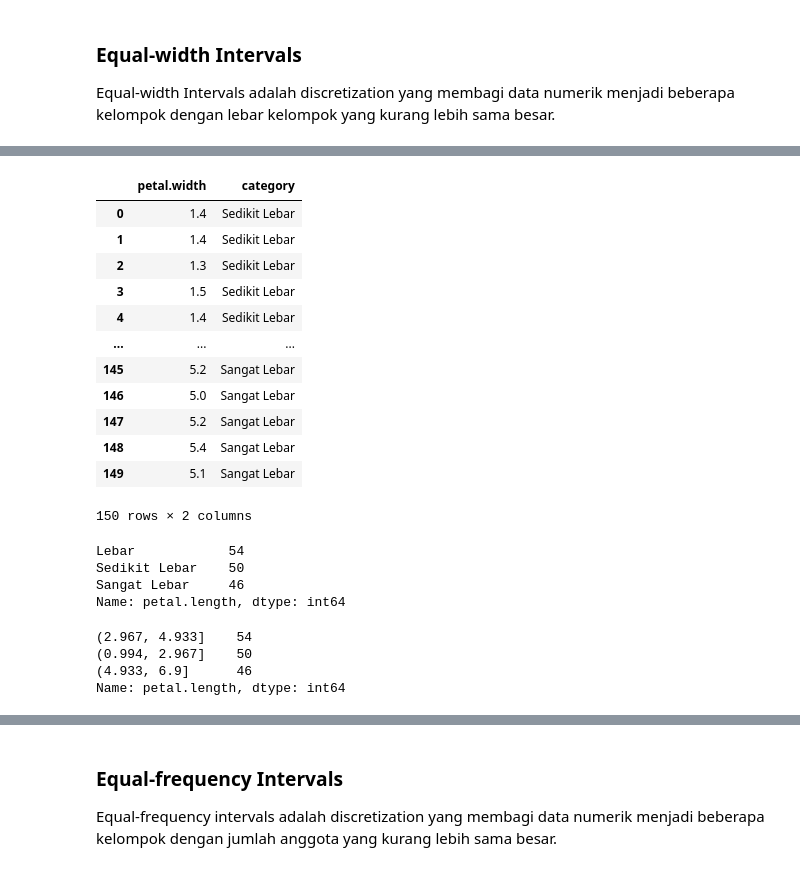
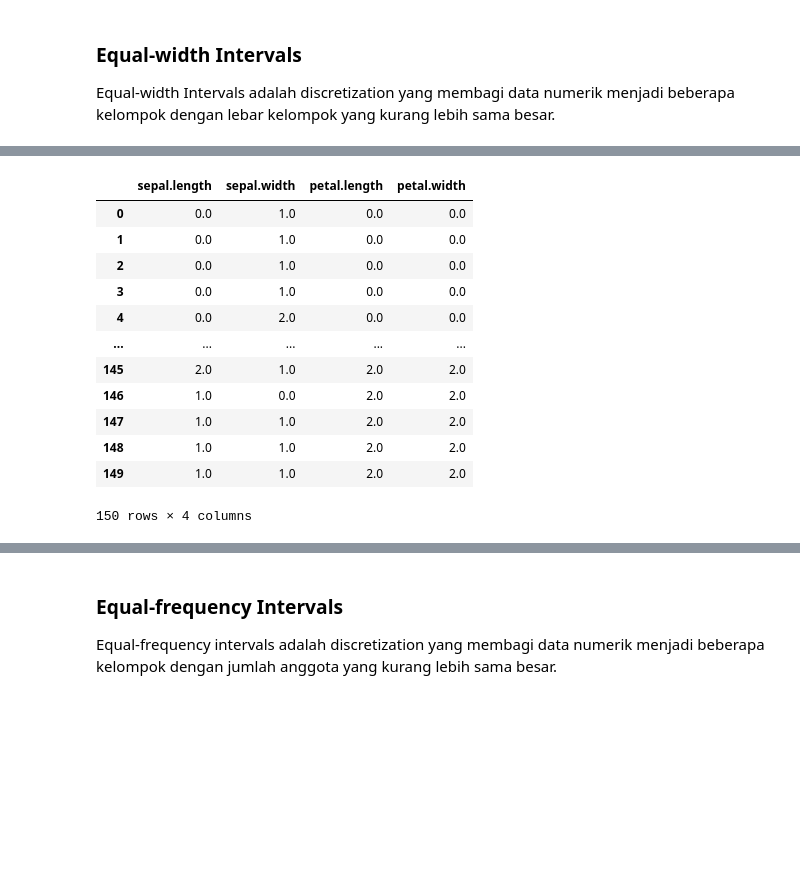
Before and after one commit to ThreeYas/datamining, a Jupyter notebook: _sources/tugas2.ipynb, the cells around one changed output, grey strips where cells are left out. Cells and saved outputs as stored; diff of their text form; code cells hidden in the pictures; blank space fills up the shorter version.

```diff
--- a/_sources/tugas2.ipynb
+++ b/_sources/tugas2.ipynb
@@ -293,33 +125,20 @@ df_panjangpetal_ew=pd.DataFrame(pd.concat((panjang_petal, data_panjangpetal_ew),
-# %%
-df_panjangpetal_ew.columns = ["petal.width", "category"]
-df_panjangpetal_ew
-# %% [output]
-|  | petal.width | category |
-| 0 | 1.4 | Sedikit Lebar |
-| 1 | 1.4 | Sedikit Lebar |
-| 2 | 1.3 | Sedikit Lebar |
-| 3 | 1.5 | Sedikit Lebar |
-| 4 | 1.4 | Sedikit Lebar |
-| ... | ... | ... |
-| 145 | 5.2 | Sangat Lebar |
-| 146 | 5.0 | Sangat Lebar |
-| 147 | 5.2 | Sangat Lebar |
-| 148 | 5.4 | Sangat Lebar |
-| 149 | 5.1 | Sangat Lebar |
-150 rows × 2 columns
-# %%
-#jumlah data petal.length berdasarkan kategori
-jumlahdata_kategori_panjangpetal_ew
-# %% [output]
-Lebar            54
-Sedikit Lebar    50
-Sangat Lebar     46
-Name: petal.length, dtype: int64
-# %%
-#jumlah data petal.length berdasarkan interval
-jumlahdata_interval_panjangpetal_ew
-# %% [output]
-(2.967, 4.933]    54
-(0.994, 2.967]    50
-(4.933, 6.9]      46
-Name: petal.length, dtype: int64
+# %%
+# sesuaikan nilai hasil diskritisasi berdasarkan kelas
+Xt_ew = est_ew.fit_transform(data_iris)
+# membuat dataframe dengan data hasil diskritisasi
+df_ew= pd.DataFrame(Xt_ew, columns=["sepal.length",	"sepal.width",	"petal.length",	"petal.width"])
+df_ew
+# %% [output]
+|  | sepal.length | sepal.width | petal.length | petal.width |
+| 0 | 0.0 | 1.0 | 0.0 | 0.0 |
+| 1 | 0.0 | 1.0 | 0.0 | 0.0 |
+| 2 | 0.0 | 1.0 | 0.0 | 0.0 |
+| 3 | 0.0 | 1.0 | 0.0 | 0.0 |
+| 4 | 0.0 | 2.0 | 0.0 | 0.0 |
+| ... | ... | ... | ... | ... |
+| 145 | 2.0 | 1.0 | 2.0 | 2.0 |
+| 146 | 1.0 | 0.0 | 2.0 | 2.0 |
+| 147 | 1.0 | 1.0 | 2.0 | 2.0 |
+| 148 | 1.0 | 1.0 | 2.0 | 2.0 |
+| 149 | 1.0 | 1.0 | 2.0 | 2.0 |
+150 rows × 4 columns
```
Also changed, not shown: parts of 72 cells of this notebook, 13 other files.
